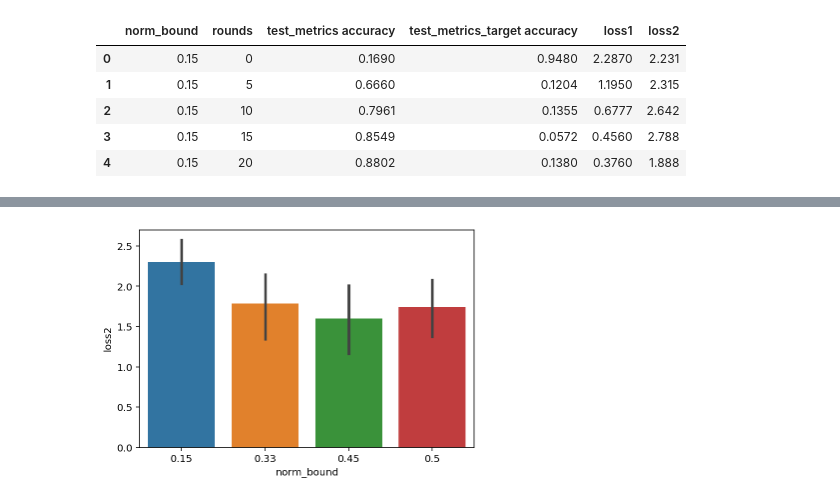
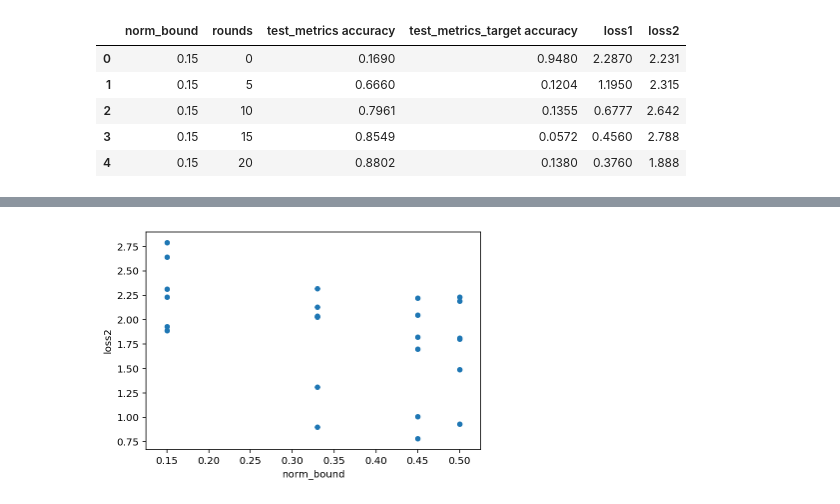
Before and after one commit to anupamme/federated, a Jupyter notebook: tensorflow_federated/python/research/targeted_attack/analytics/norm.ipynb, the cells around one changed output, grey strips where cells are left out. Saved outputs shown, nothing was run; the diff lists cells and outputs as text; code cells hidden in the pictures.

```diff
--- a/tensorflow_federated/python/research/targeted_attack/analytics/norm.ipynb
+++ b/tensorflow_federated/python/research/targeted_attack/analytics/norm.ipynb
@@ -69,6 +69,6 @@ plt.show()
 # %%
-sns.barplot('norm_bound','loss2',data=data)
+data.plot.scatter('norm_bound','loss2')
 
 plt.show()
 # %% [output]
-[figure, old version]
+[figure, new version]
```
Also changed, not shown: parts of 4 cells of this notebook, 7 other files.
